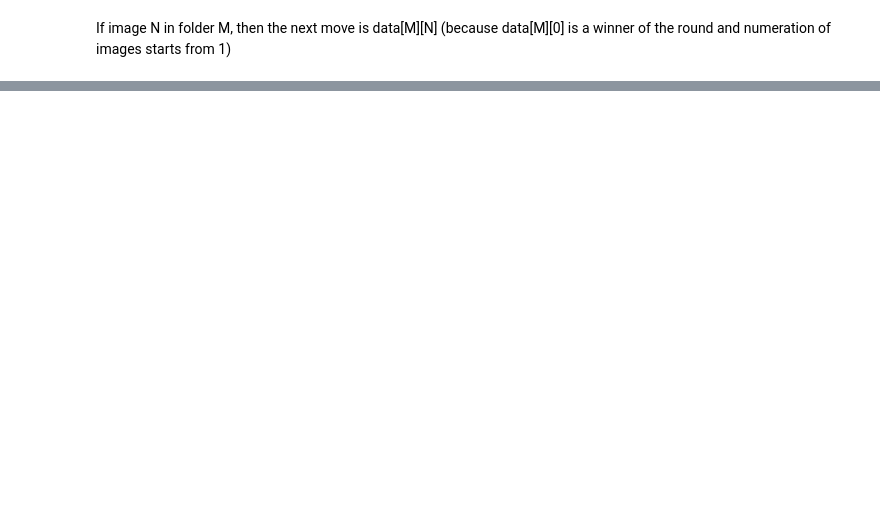
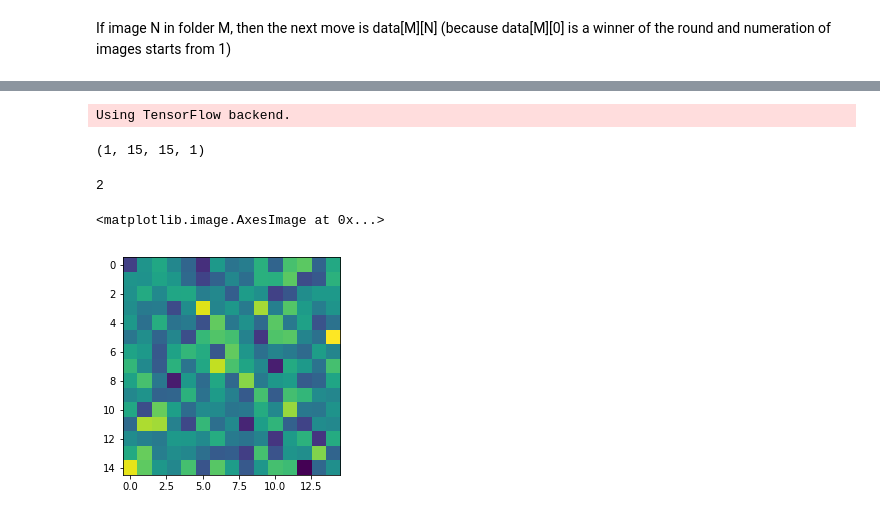
Before and after one commit to ahmados/renju, a Jupyter notebook: intro.ipynb, the cells around one changed output, grey strips where cells are left out. Saved outputs shown, nothing was run; the diff lists cells and outputs as text; code cells hidden in the pictures; blank space fills up the shorter version.

```diff
--- a/intro.ipynb
+++ b/intro.ipynb
@@ -165,0 +252,21 @@ model.summary()
+# %%
+from keras.models import load_model
+model = load_model('model.h5')
+# %% [output]
+Using TensorFlow backend.
+# %%
+pos = np.zeros((1, 15, 15, 1))
+pos[0][7][8][0] = 255
+pos.shape
+# %% [output]
+(1, 15, 15, 1)
+# %%
+np.argmax(model.predict(pos))
+# %% [output]
+2
+# %%
+image = 255 * np.random.normal(0, 1, (15, 15))
+plt.imshow(image)
+# %% [output]
+<matplotlib.image.AxesImage at 0x...>
+[figure, added]
```
Also changed, not shown: parts of 44 cells of this notebook.
